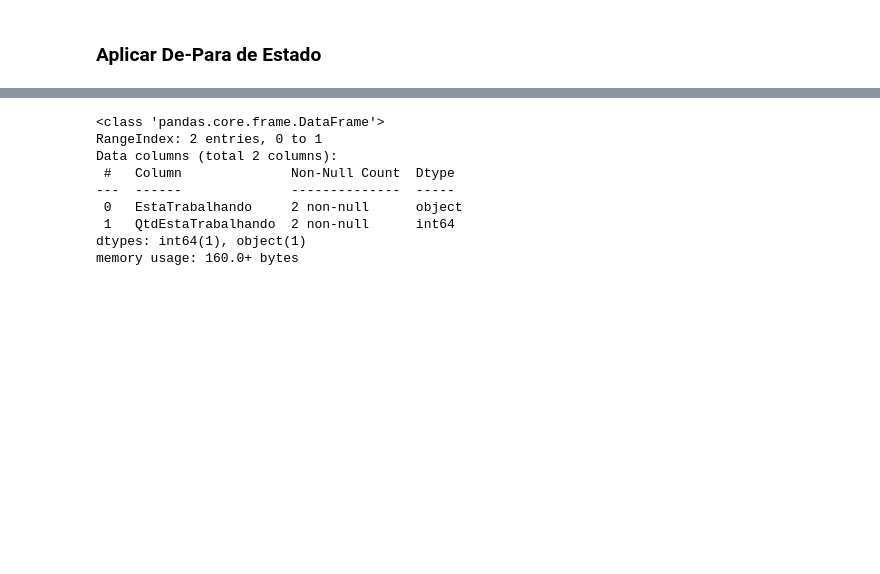
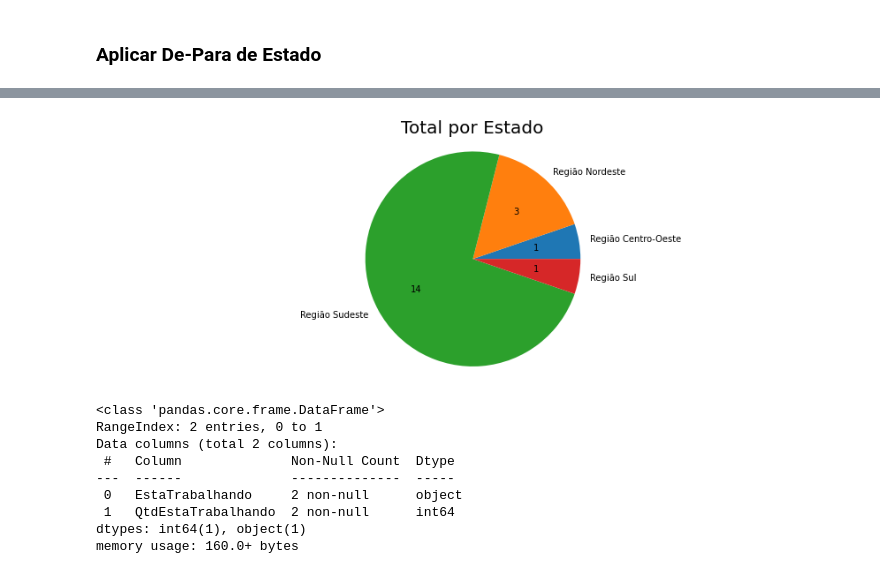
Before and after one commit to dbaassists/Python, a Jupyter notebook: Pesquisa/Analise_Pesquisa_Mentoria.ipynb, the cells around one changed output, grey strips where cells are left out. Drawn from its saved outputs; the diff is of its cells as text; code cells hidden in the pictures; blank space fills up the shorter version.

Commit message:
Inclusão de Gráfico de Pizza
Inclusão de Gráfico de Pizza

```diff
--- a/Pesquisa/Analise_Pesquisa_Mentoria.ipynb
+++ b/Pesquisa/Analise_Pesquisa_Mentoria.ipynb
@@ -77,3 +160,26 @@ dfDadosPesquisa.groupby(['Estado']).agg(Total=('Estado', 'count'))
+# %%
+eixo_x = 'EstaTrabalhando'
+eixo_y = 'QtdEstaTrabalhando'
+tituloGrafico = 'Total por Estado'
+descricaoEixoX = ''
+descricaoEixoY = ''
+variacao = .2
+descritivo = dfDadosPesquisaTotalPorEstado['Regiao']
+quantidade = dfDadosPesquisaTotalPorEstado['Total']
+
+graficoTotalPorEstado = Grafico(dfDadosPesquisaTotalPorEstado
+                                 , eixo_x
+                                    , eixo_y
+                                    , tituloGrafico
+                                    , descricaoEixoX
+                                    , descricaoEixoY
+                                    , variacao
+                                    , descritivo
+                                    , quantidade)
+
+graficoTotalPorEstado.geraGraficoPizza()
+# %% [output]
+[figure, added]
 # %%
 dfDadosPesquisaEstaTrabalhando = dfDadosPesquisa.groupby('EstaTrabalhando', as_index=False).agg(QtdEstaTrabalhando=('EstaTrabalhando','count'))
 # %%
```
Also changed, not shown: parts of 25 cells of this notebook.
